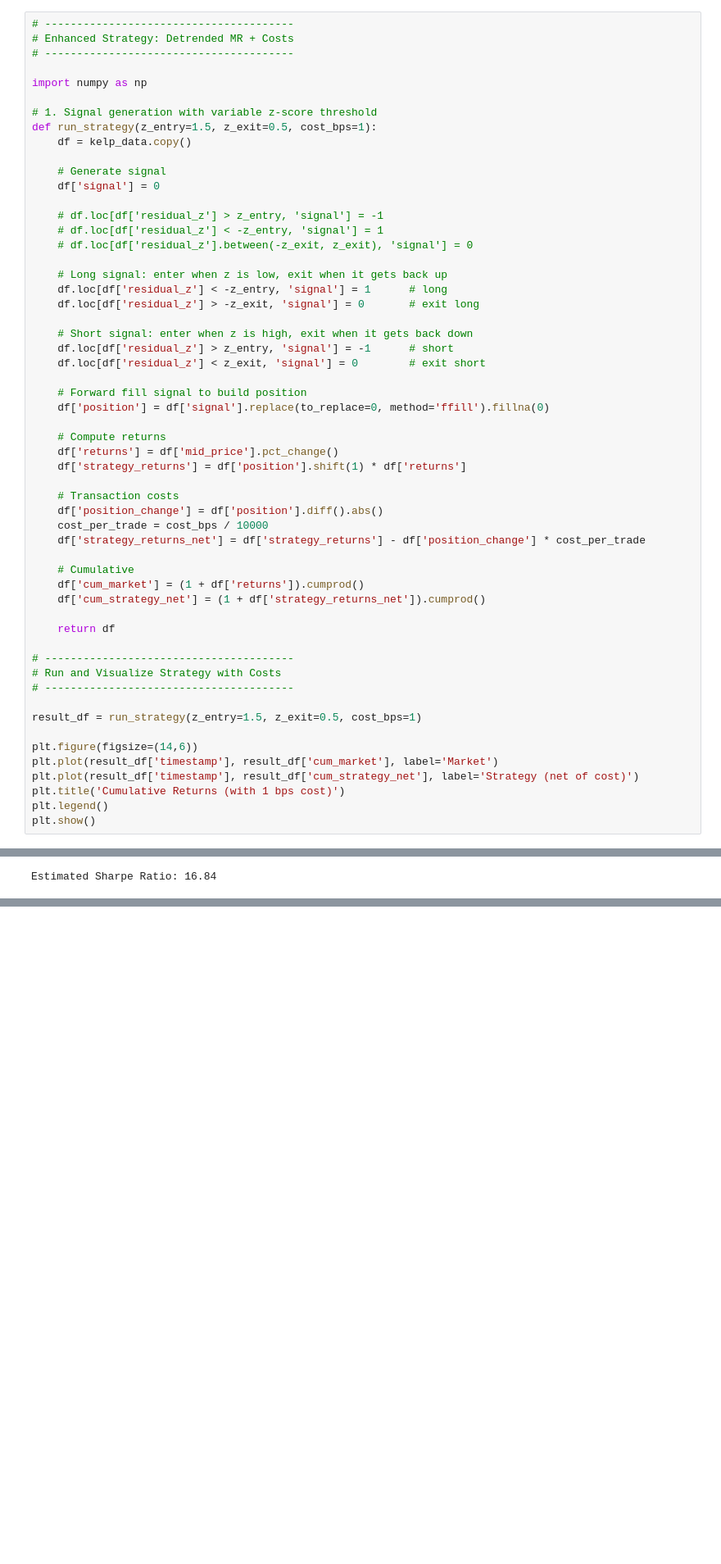
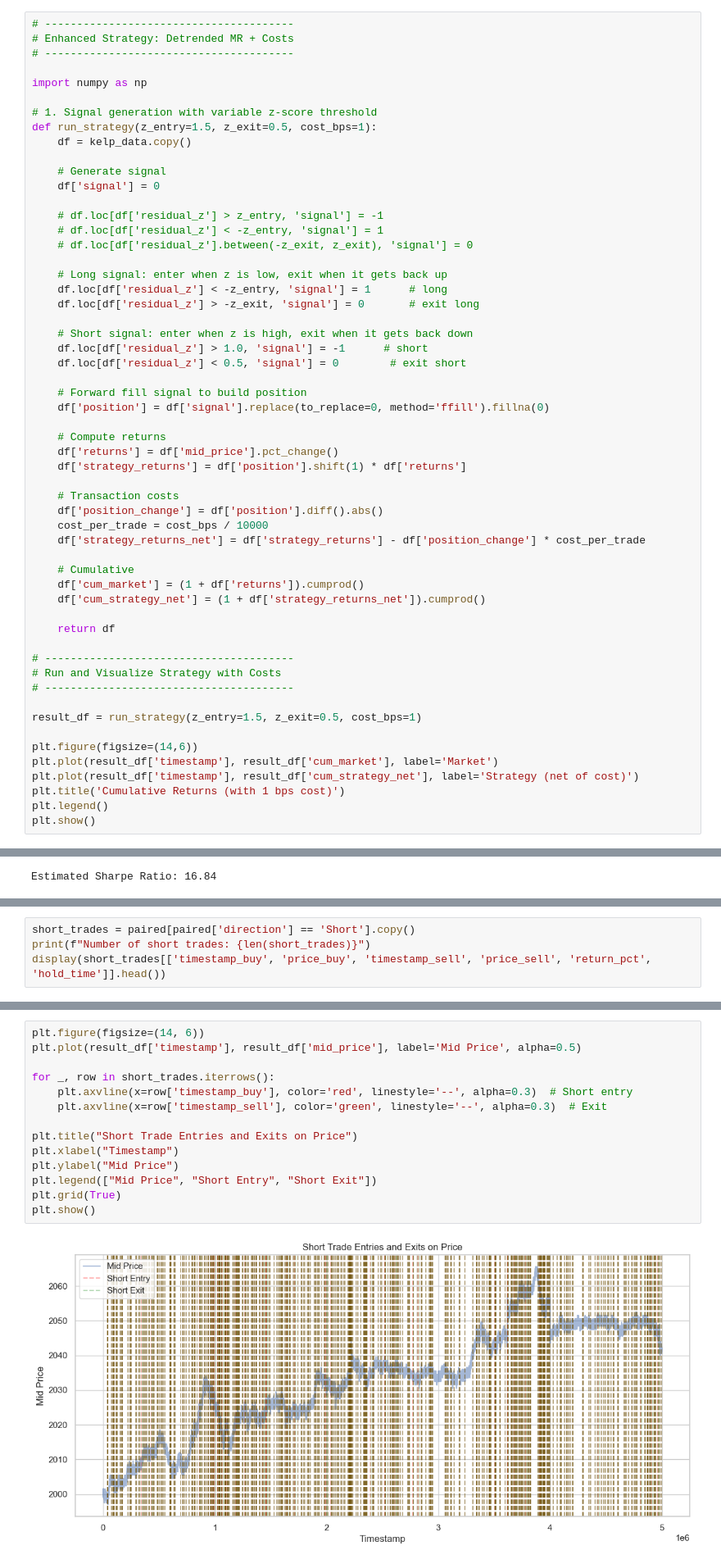
Before and after one commit to tomas-zuquete/imc-prosperity-3, a Jupyter notebook: round_3/KELP_analysis.ipynb, the cells around one changed output, grey strips where cells are left out. Shown at 82% size. Drawn from its saved outputs; the diff is of its cells as text; blank space fills up the shorter version.

```diff
--- a/round_3/KELP_analysis.ipynb
+++ b/round_3/KELP_analysis.ipynb
@@ -266,8 +266,8 @@ def run_strategy(z_entry=1.5, z_exit=0.5, cost_bps=1):
     df.loc[df['residual_z'] > -z_exit, 'signal'] = 0       # exit long
 
     # Short signal: enter when z is high, exit when it gets back down
-    df.loc[df['residual_z'] > z_entry, 'signal'] = -1      # short
-    df.loc[df['residual_z'] < z_exit, 'signal'] = 0        # exit short
+    df.loc[df['residual_z'] > 1.0, 'signal'] = -1      # short
+    df.loc[df['residual_z'] < 0.5, 'signal'] = 0        # exit short
 
     # Forward fill signal to build position
     df['position'] = df['signal'].replace(to_replace=0, method='ffill').fillna(0)
@@ -591,0 +632,4 @@ KeyError: 'trade_type'
+# %%
+short_trades = paired[paired['direction'] == 'Short'].copy()
+print(f"Number of short trades: {len(short_trades)}")
+display(short_trades[['timestamp_buy', 'price_buy', 'timestamp_sell', 'price_sell', 'return_pct', 'hold_time']].head())
@@ -591,0 +644,16 @@ KeyError: 'trade_type'
+# %%
+plt.figure(figsize=(14, 6))
+plt.plot(result_df['timestamp'], result_df['mid_price'], label='Mid Price', alpha=0.5)
+
+for _, row in short_trades.iterrows():
+    plt.axvline(x=row['timestamp_buy'], color='red', linestyle='--', alpha=0.3)  # Short entry
+    plt.axvline(x=row['timestamp_sell'], color='green', linestyle='--', alpha=0.3)  # Exit
+
+plt.title("Short Trade Entries and Exits on Price")
+plt.xlabel("Timestamp")
+plt.ylabel("Mid Price")
+plt.legend(["Mid Price", "Short Entry", "Short Exit"])
+plt.grid(True)
+plt.show()
+# %% [output]
+[figure, added]
```
Also changed, not shown: parts of 6 cells of this notebook, 3 other files.
